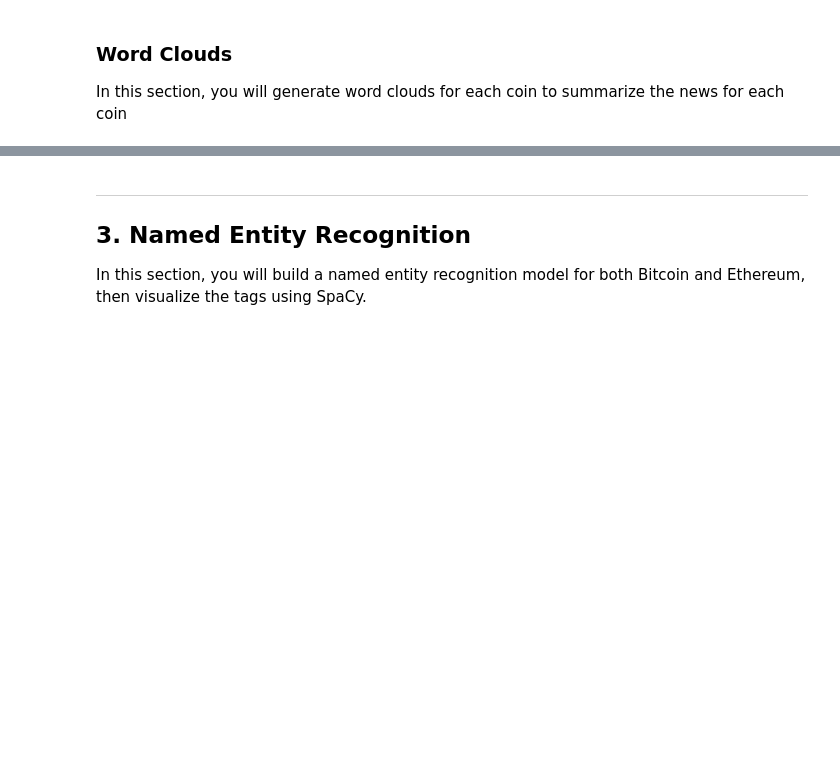
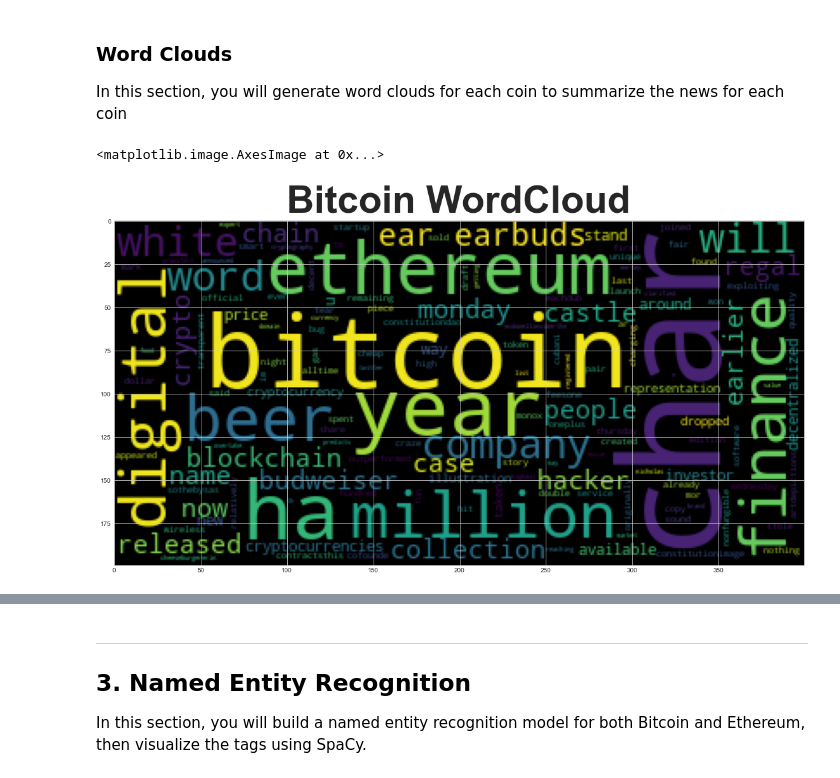
Before and after one commit to globalproweb/Unit12-Tales-from-the-Crypto, a Jupyter notebook: Starter_Code/crypto_sentiment.ipynb, the cells around one changed output, grey strips where cells are left out. Cells and saved outputs as stored; diff of their text form; code cells hidden in the pictures; blank space fills up the shorter version.

```diff
--- a/Starter_Code/crypto_sentiment.ipynb
+++ b/Starter_Code/crypto_sentiment.ipynb
@@ -252,17 +260,22 @@ def tokenizer(text):
 
     # Remove the punctuation from text
 
+    regex = re.compile("[^a-zA-Z ]")
 
     # Create a tokenized list of the words
-
+    re_clean = regex.sub('', text)
+    words = word_tokenize(re_clean)
+    words = word_tokenize(re_clean)
+    words = word_tokenize(re_clean.lower())
 
     # Lemmatize words into root words
-
+    lem = [lemmatizer.lemmatize(word) for word in words]
 
     # Convert the words to lowercase
-
+    words = [word for word in words if word not in sw]
 
     # Remove the stop words
 
+    return lem
 
-    return tokens
+tokenizer(bitcoin_df.iloc[0]['Text'])
@@ -269,3 +300,4 @@ def tokenizer(text):
 # %%
 # Create a new tokens column for Bitcoin
-# YOUR CODE HERE!
+bitcoin_df['tokens'] = bitcoin_df['Text'].apply(tokenizer)
+bitcoin_df
@@ -284,3 +353,12 @@ In this section you will look at the ngrams and word frequency for each coin.
 # %%
 from collections import Counter
 from nltk import ngrams
+# %%
+def get_token(df):
+    tokens = []
+    for i in df['tokens']:
+        tokens.extend(i)
+    return tokens
+
+btc_tokens = get_token(bitcoin_df)
+eth_tokens = get_token(ethereum_df)
@@ -321,0 +458,8 @@ mpl.rcParams['figure.figsize'] = [20.0, 10.0]
+# %%
+# Generate the Bitcoin word cloud
+wc = WordCloud().generate(' '.join(btc_tokens))
+plt.title("Bitcoin WordCloud", fontsize = 60, fontweight = 'bold')
+plt.imshow(wc)
+# %% [output]
+<matplotlib.image.AxesImage at 0x...>
+[figure, added]
```
Also changed, not shown: parts of 31 cells of this notebook.
